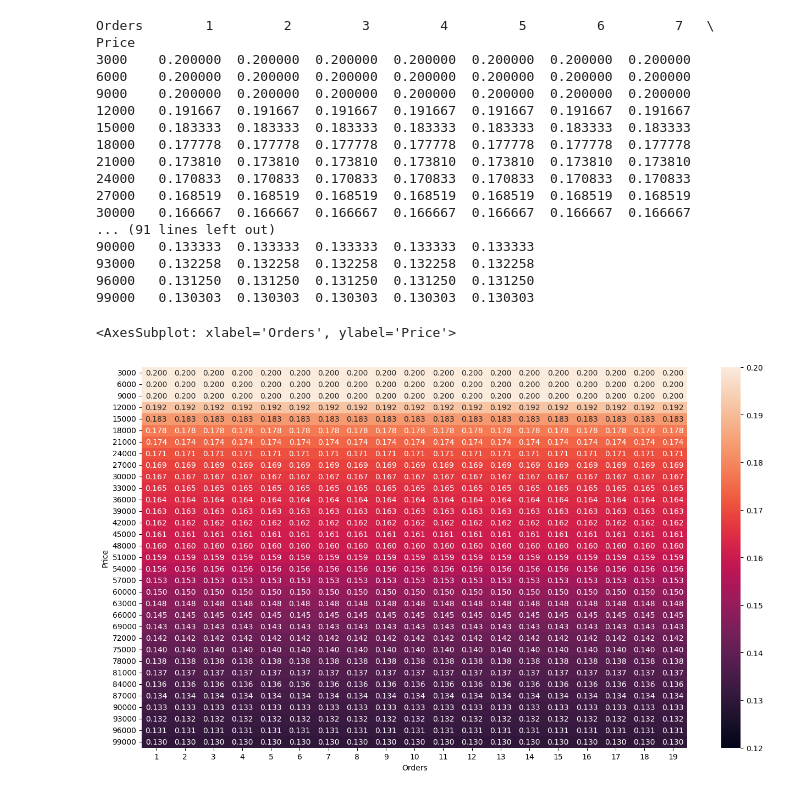
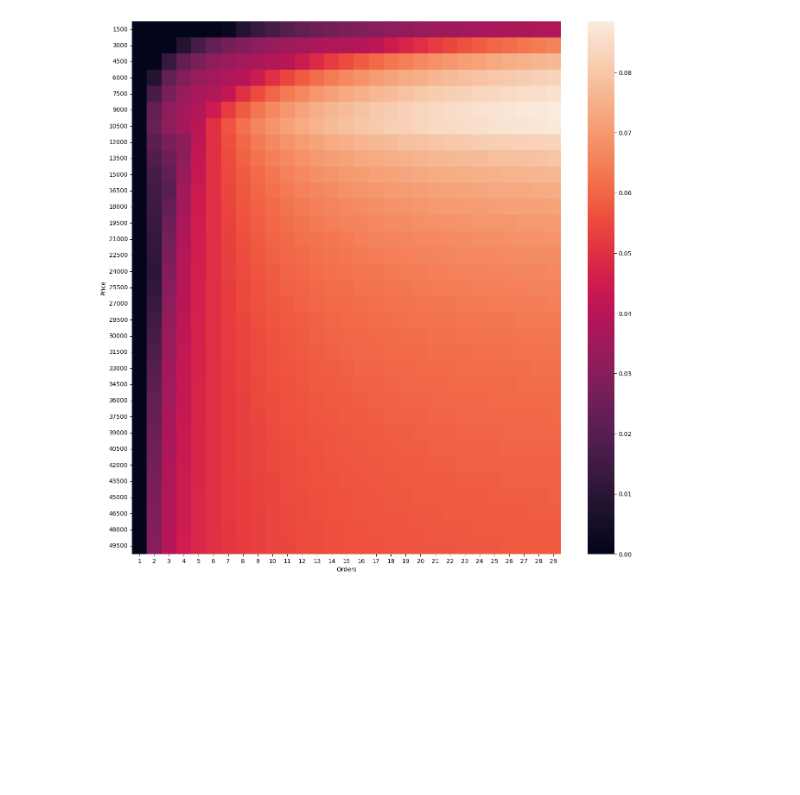
Before and after one commit to PhakphumV/fastwork-commission-table, a Jupyter notebook: index-notebook.ipynb, the cells around one changed output. Cells and saved outputs as stored; diff of their text form; code cells hidden in the pictures; blank space fills up the shorter version.

Commit message:
Heatmap for diff steps config

```diff
--- a/index-notebook.ipynb
+++ b/index-notebook.ipynb
@@ -44,28 +42,8 @@ df['Cost%'] = (df['Cost']/df['Total_Price'])
+# %%
+df['Cost_Single'] = df['Total_Price'].apply(total_cost)
+# %%
+df['Cost_Diff'] = df['Cost_Multiple'] - df['Cost_Single']
+# %%
+df['Cost_Diff%'] = (df['Cost_Diff']/df['Total_Price'])
 # %%
-df_pivot = pd.pivot_table(df,values='Cost%',index=['Price'],columns=['Orders'])
+df_pivot = pd.pivot_table(df,values='Cost_Diff%',index=['Price'],columns=['Orders'])
-# %%
-print(df_pivot)
-# %% [output]
-Orders        1         2         3         4         5         6         7   \
-Price
-3000    0.200000  0.200000  0.200000  0.200000  0.200000  0.200000  0.200000
-6000    0.200000  0.200000  0.200000  0.200000  0.200000  0.200000  0.200000
-9000    0.200000  0.200000  0.200000  0.200000  0.200000  0.200000  0.200000
-12000   0.191667  0.191667  0.191667  0.191667  0.191667  0.191667  0.191667
-15000   0.183333  0.183333  0.183333  0.183333  0.183333  0.183333  0.183333
-18000   0.177778  0.177778  0.177778  0.177778  0.177778  0.177778  0.177778
-21000   0.173810  0.173810  0.173810  0.173810  0.173810  0.173810  0.173810
-24000   0.170833  0.170833  0.170833  0.170833  0.170833  0.170833  0.170833
-27000   0.168519  0.168519  0.168519  0.168519  0.168519  0.168519  0.168519
-30000   0.166667  0.166667  0.166667  0.166667  0.166667  0.166667  0.166667
-... (91 lines left out)
-90000   0.133333  0.133333  0.133333  0.133333  0.133333
-93000   0.132258  0.132258  0.132258  0.132258  0.132258
-96000   0.131250  0.131250  0.131250  0.131250  0.131250
-99000   0.130303  0.130303  0.130303  0.130303  0.130303
-# %%
-plt.figure(figsize=(16, 9))
-sns.heatmap(df_pivot,vmin=0.12,vmax=0.2,annot=True,fmt=".3f")
-# %% [output]
-<AxesSubplot: xlabel='Orders', ylabel='Price'>
-[figure, removed]
@@ -71,0 +52,6 @@ sns.heatmap(df_pivot,vmin=0.12,vmax=0.2,annot=True,fmt=".3f")
+# %%
+plt.figure(figsize=(16, 16))
+sns.heatmap(df_pivot,annot=False,fmt="%")
+plt.savefig('heatmap_1500.png')
+# %% [output]
+[figure, added]
```
Also changed, not shown: parts of 12 cells of this notebook, 6 other files.
